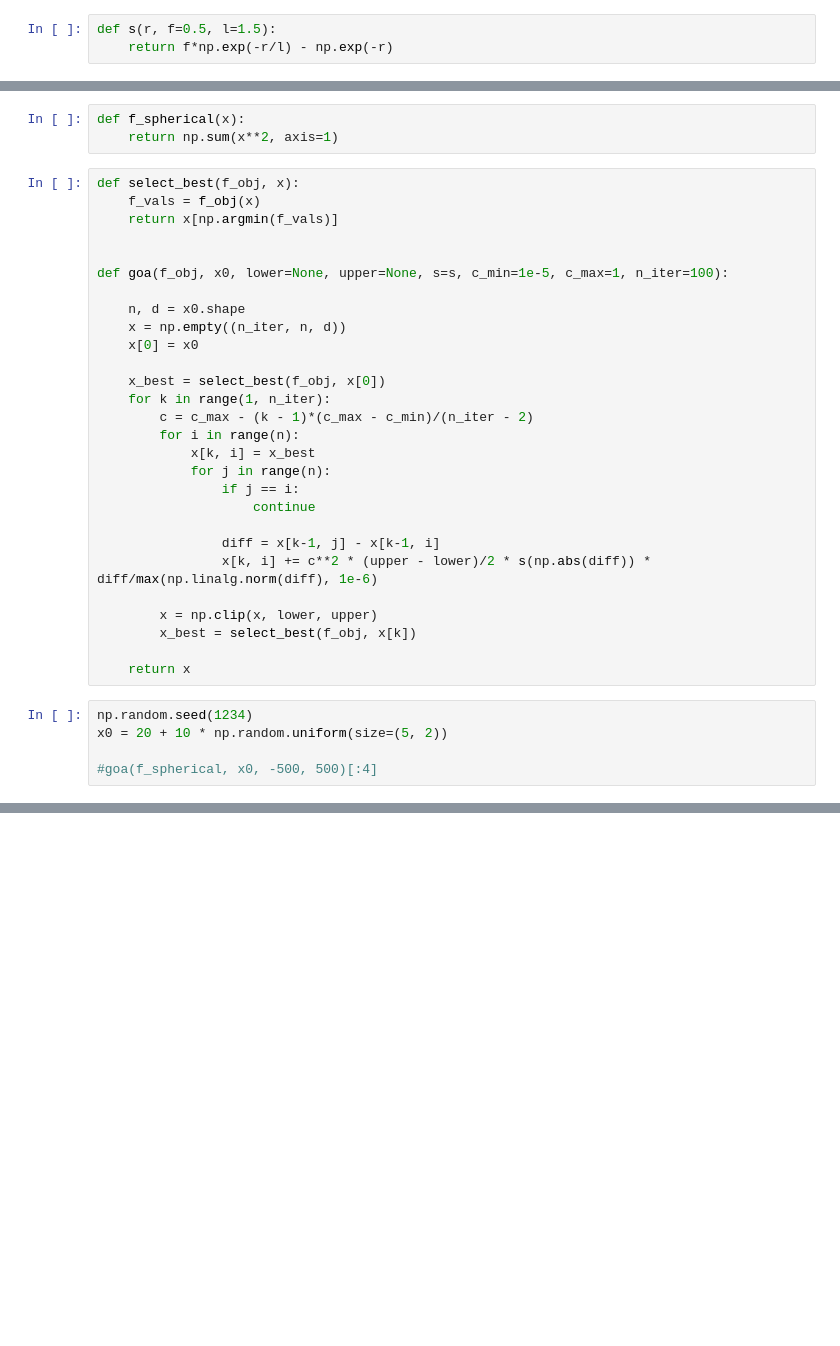
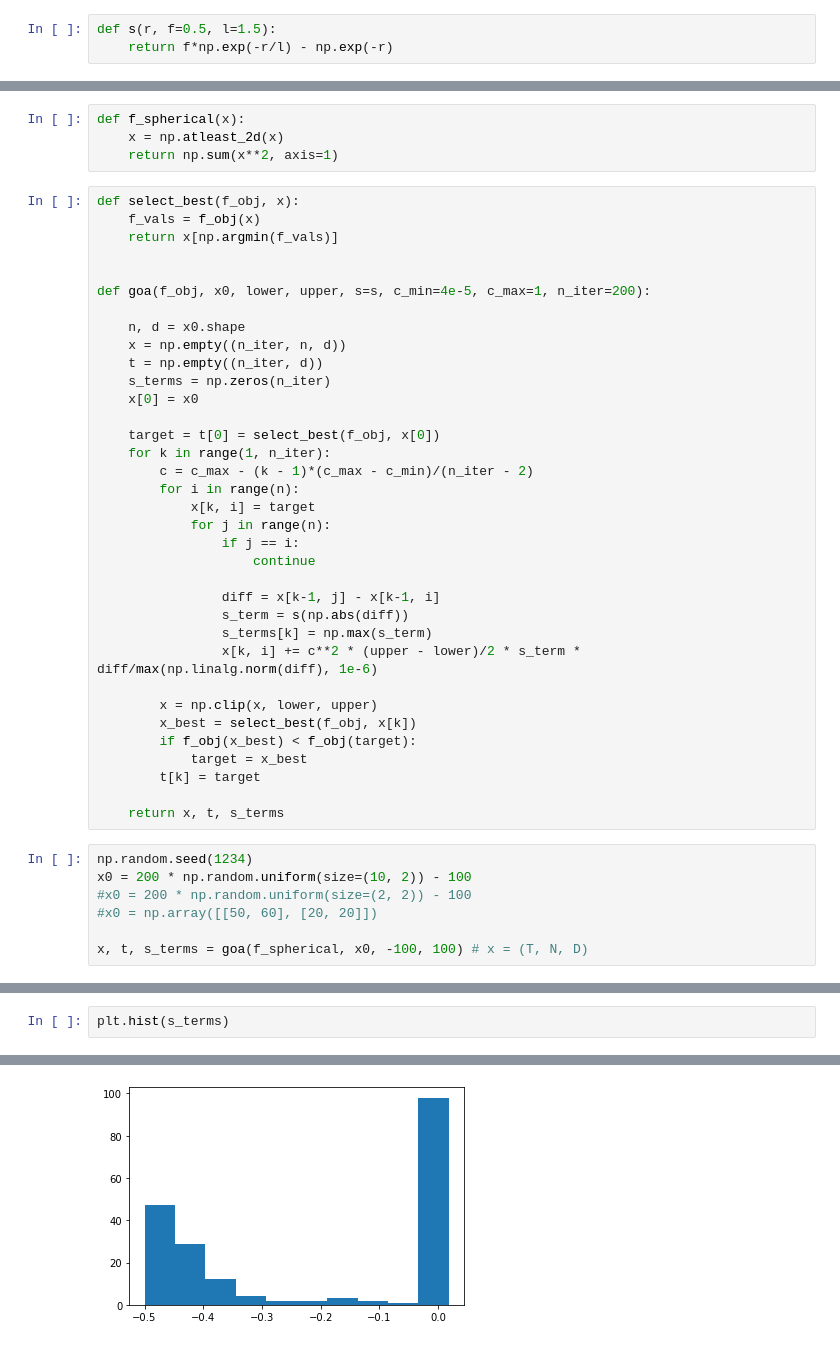
Before and after one commit to jvkersch/notebooks, a Jupyter notebook: GOA.ipynb, the cells around one changed output, grey strips where cells are left out. Saved outputs shown, nothing was run; the diff lists cells and outputs as text; blank space fills up the shorter version.

```diff
--- a/GOA.ipynb
+++ b/GOA.ipynb
@@ -17,5 +24,6 @@ plt.plot(x, y)
 # %%
 def f_spherical(x):
+    x = np.atleast_2d(x)
     return np.sum(x**2, axis=1)
 # %%
 def select_best(f_obj, x):
@@ -23,30 +31,39 @@ def select_best(f_obj, x):
     return x[np.argmin(f_vals)]
 
 
-def goa(f_obj, x0, lower=None, upper=None, s=s, c_min=1e-5, c_max=1, n_iter=100):
+def goa(f_obj, x0, lower, upper, s=s, c_min=4e-5, c_max=1, n_iter=200):
 
     n, d = x0.shape
     x = np.empty((n_iter, n, d))
+    t = np.empty((n_iter, d))
+    s_terms = np.zeros(n_iter)
     x[0] = x0
 
-    x_best = select_best(f_obj, x[0])
+    target = t[0] = select_best(f_obj, x[0])
     for k in range(1, n_iter):
         c = c_max - (k - 1)*(c_max - c_min)/(n_iter - 2)
         for i in range(n):
-            x[k, i] = x_best
+            x[k, i] = target
             for j in range(n):
                 if j == i:
                     continue
 
                 diff = x[k-1, j] - x[k-1, i]
-                x[k, i] += c**2 * (upper - lower)/2 * s(np.abs(diff)) * diff/max(np.linalg.norm(diff), 1e-6)
+                s_term = s(np.abs(diff))
+                s_terms[k] = np.max(s_term)
+                x[k, i] += c**2 * (upper - lower)/2 * s_term * diff/max(np.linalg.norm(diff), 1e-6)
 
         x = np.clip(x, lower, upper)
         x_best = select_best(f_obj, x[k])
+        if f_obj(x_best) < f_obj(target):
+            target = x_best
+        t[k] = target
 
-    return x
+    return x, t, s_terms
 # %%
 np.random.seed(1234)
-x0 = 20 + 10 * np.random.uniform(size=(5, 2))
+x0 = 200 * np.random.uniform(size=(10, 2)) - 100
+#x0 = 200 * np.random.uniform(size=(2, 2)) - 100
+#x0 = np.array([[50, 60], [20, 20]])
 
-#goa(f_spherical, x0, -500, 500)[:4]
+x, t, s_terms = goa(f_spherical, x0, -100, 100) # x = (T, N, D)
@@ -77,0 +70,3 @@ array([[[  22.22367664,  -20.93140786],
+# %%
+plt.hist(s_terms)
+# %% [output]
@@ -77,0 +78 @@ array([[[  22.22367664,  -20.93140786],
+[figure, added]
```
Also changed, not shown: parts of 14 cells of this notebook.
